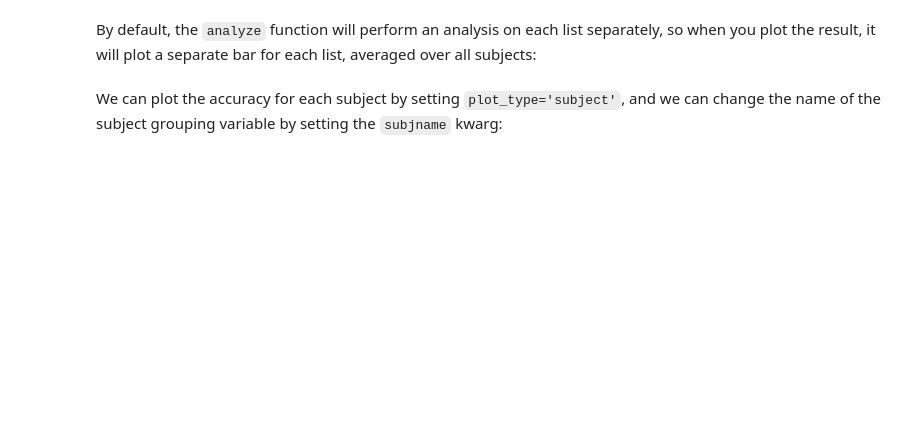
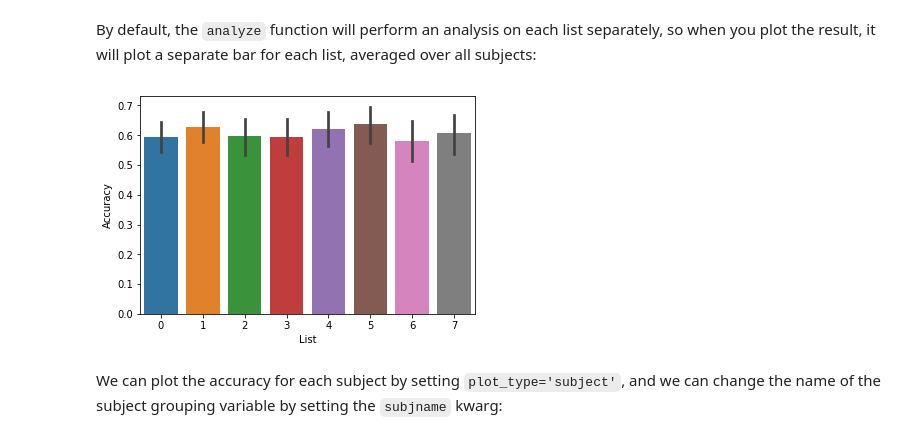
Before and after one commit to ContextLab/quail, a Jupyter notebook: docs/tutorial/advanced_plotting.ipynb, the cells around one changed output. Saved outputs shown, nothing was run; the diff lists cells and outputs as text; code cells hidden in the pictures; blank space fills up the shorter version.

```diff
--- a/docs/tutorial/advanced_plotting.ipynb
+++ b/docs/tutorial/advanced_plotting.ipynb
@@ -8,5 +9,5 @@ egg = quail.load_example_data()
 # %% [markdown]
 ## Accuracy
 # %%
-accuracy = quail.analyze(egg, analysis='accuracy')
-accuracy.head()
+accuracy = egg.analyze('accuracy')
+accuracy.get_data().head()
@@ -13,7 +22,9 @@ accuracy.head()
 # %% [markdown]
 By default, the `analyze` function will perform an analysis on each list separately, so when you plot the result, it will plot a separate bar for each list, averaged over all subjects:
 # %%
-ax = quail.plot(accuracy)
+ax = accuracy.plot()
+# %% [output]
+[figure, added]
 # %% [markdown]
 We can plot the accuracy for each subject by setting `plot_type='subject'`, and we can change the name of the subject grouping variable by setting the `subjname` kwarg:
 # %%
```
Also changed, not shown: parts of 13 cells of this notebook, 5 other files.
